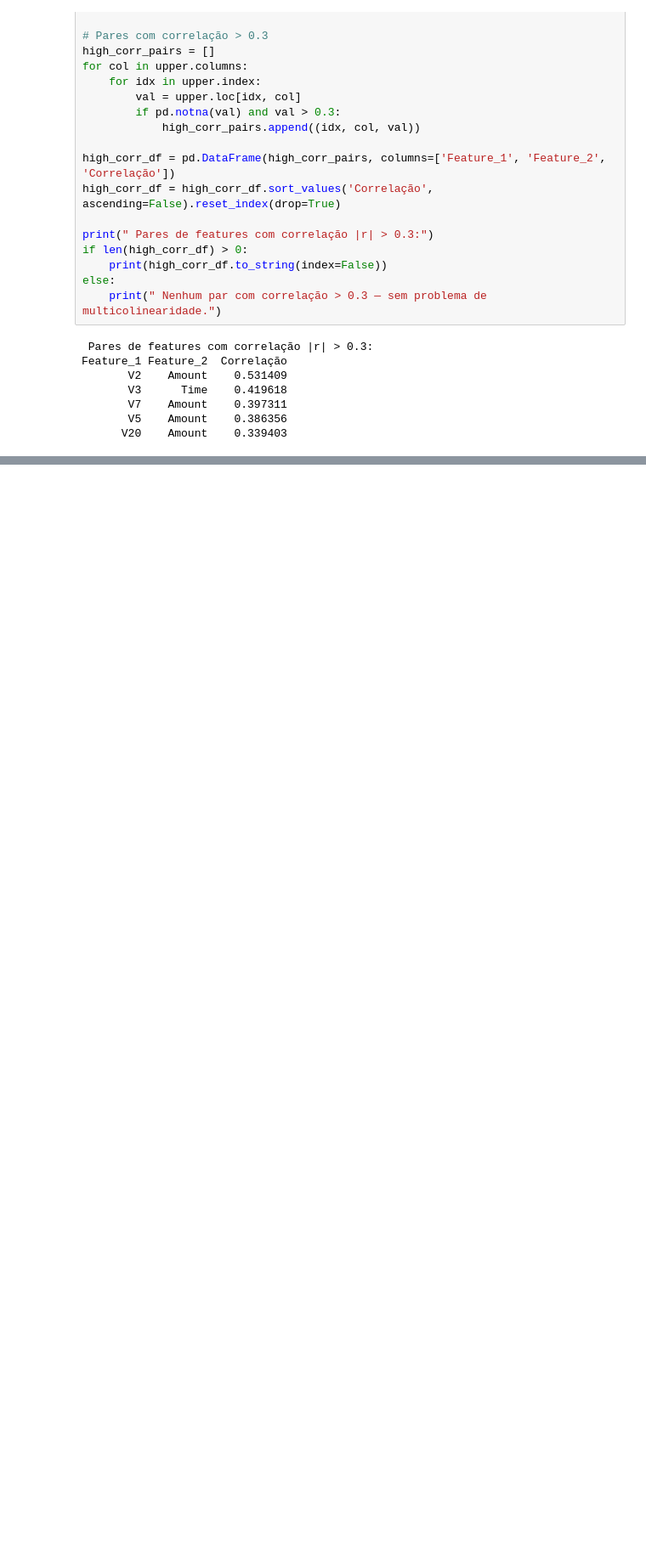
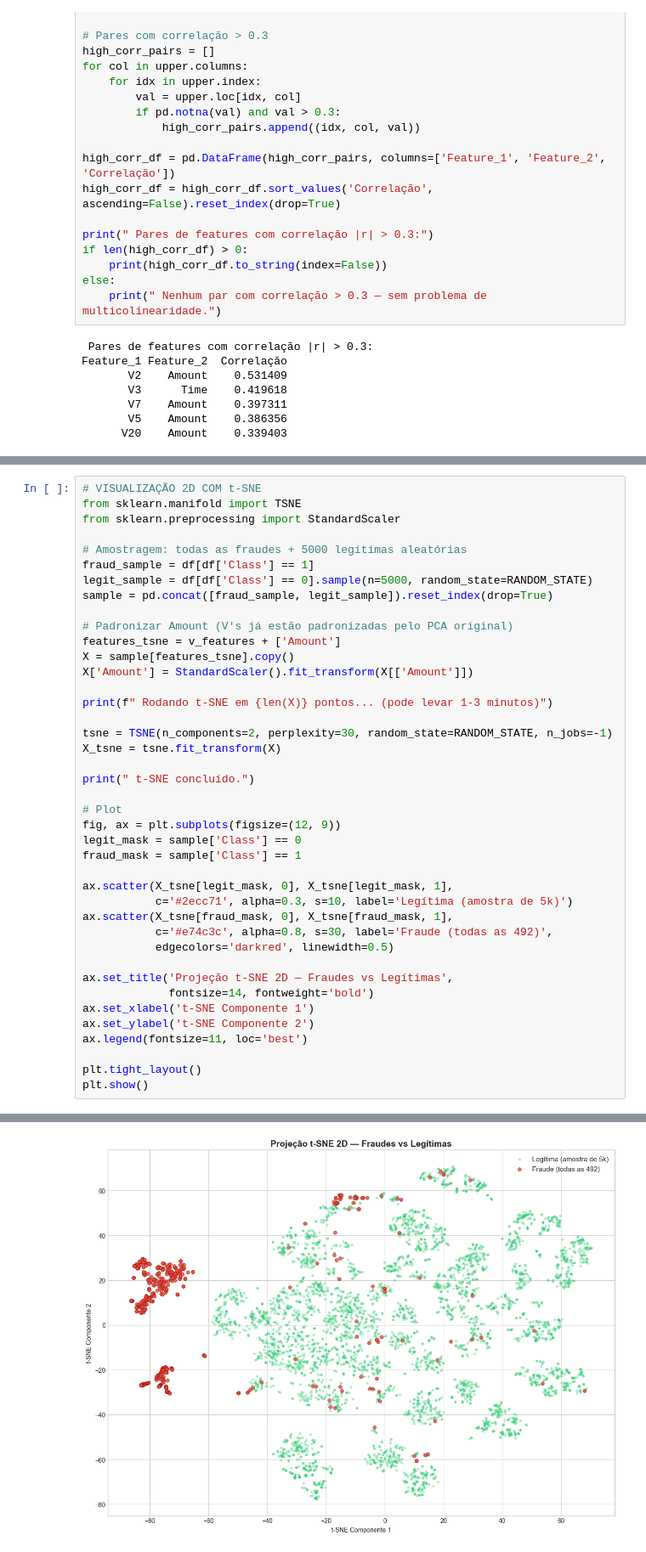
Before and after one commit to noamcoelho/fraud-detection-ml, a Jupyter notebook: notebooks/01_eda.ipynb, the cells around one changed output, grey strips where cells are left out. Shown at 85% size. Drawn from its saved outputs; the diff is of its cells as text; blank space fills up the shorter version.

```diff
--- a/notebooks/01_eda.ipynb
+++ b/notebooks/01_eda.ipynb
@@ -475,0 +594,42 @@ Feature_1 Feature_2  Correlação
+# %%
+# VISUALIZAÇÃO 2D COM t-SNE
+from sklearn.manifold import TSNE
+from sklearn.preprocessing import StandardScaler
+
+# Amostragem: todas as fraudes + 5000 legítimas aleatórias
+fraud_sample = df[df['Class'] == 1]
+legit_sample = df[df['Class'] == 0].sample(n=5000, random_state=RANDOM_STATE)
+sample = pd.concat([fraud_sample, legit_sample]).reset_index(drop=True)
+
+# Padronizar Amount (V's já estão padronizadas pelo PCA original)
+features_tsne = v_features + ['Amount']
+X = sample[features_tsne].copy()
+X['Amount'] = StandardScaler().fit_transform(X[['Amount']])
+
+print(f" Rodando t-SNE em {len(X)} pontos... (pode levar 1-3 minutos)")
+
+tsne = TSNE(n_components=2, perplexity=30, random_state=RANDOM_STATE, n_jobs=-1)
+X_tsne = tsne.fit_transform(X)
+
+print(" t-SNE concluído.")
+
+# Plot
+fig, ax = plt.subplots(figsize=(12, 9))
+legit_mask = sample['Class'] == 0
+fraud_mask = sample['Class'] == 1
+
+ax.scatter(X_tsne[legit_mask, 0], X_tsne[legit_mask, 1],
+           c='#2ecc71', alpha=0.3, s=10, label='Legítima (amostra de 5k)')
+ax.scatter(X_tsne[fraud_mask, 0], X_tsne[fraud_mask, 1],
+           c='#e74c3c', alpha=0.8, s=30, label='Fraude (todas as 492)',
+           edgecolors='darkred', linewidth=0.5)
+
+ax.set_title('Projeção t-SNE 2D — Fraudes vs Legítimas',
+             fontsize=14, fontweight='bold')
+ax.set_xlabel('t-SNE Componente 1')
+ax.set_ylabel('t-SNE Componente 2')
+ax.legend(fontsize=11, loc='best')
+
+plt.tight_layout()
+plt.show()
+# %% [output]
@@ -475,0 +638 @@ Feature_1 Feature_2  Correlação
+[figure, added]
```
Also changed, not shown: parts of 8 cells of this notebook.
